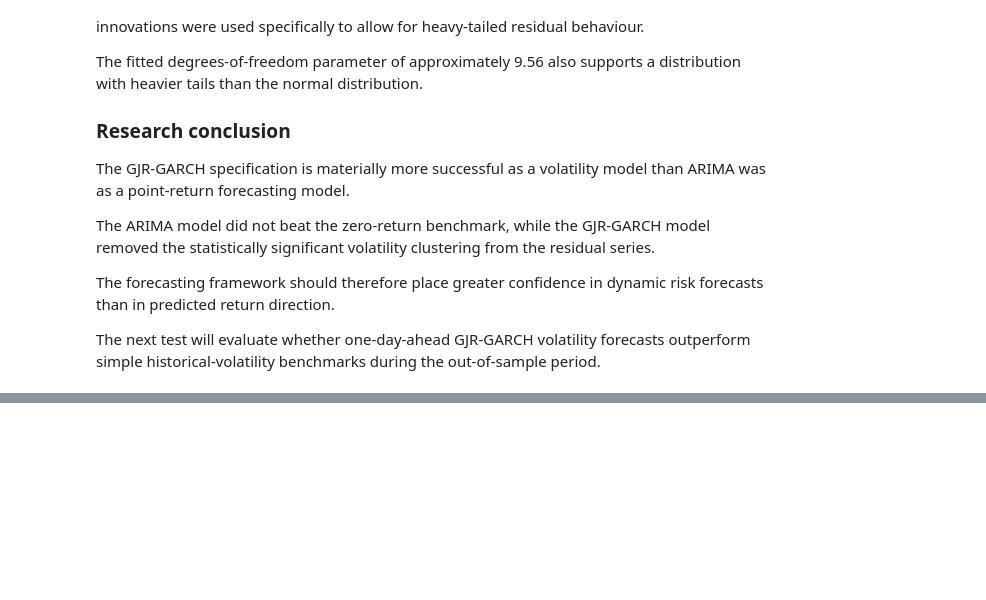
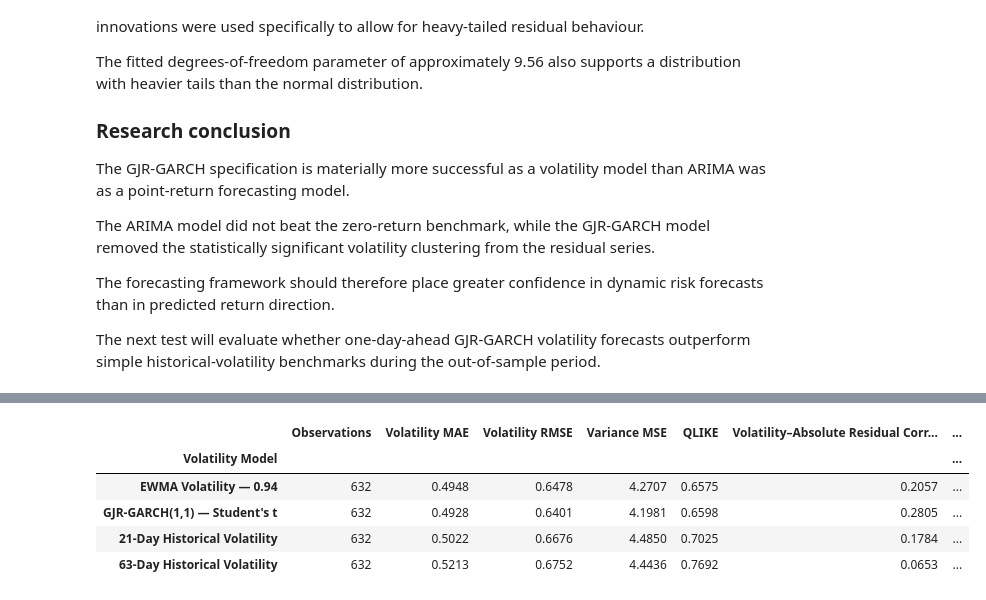
Before and after one commit to Rohil121/bharat-portfolio-lab, a Jupyter notebook: notebooks/04_forecasting_risk_models.ipynb, the cells around one changed output, grey strips where cells are left out. Drawn from its saved outputs; the diff is of its cells as text; code cells hidden in the pictures; blank space fills up the shorter version.

Commit message:
Evaluate out-of-sample volatility forecasts

```diff
--- a/notebooks/04_forecasting_risk_models.ipynb
+++ b/notebooks/04_forecasting_risk_models.ipynb
@@ -2167,0 +2553,91 @@ out-of-sample period.
+# %%
+# ---------------------------------------------------------
+# Compare GJR-GARCH with simple benchmarks
+# ---------------------------------------------------------
+
+volatility_model_columns = {
+    "GJR-GARCH(1,1) — Student's t":
+        "GJR-GARCH Volatility",
+
+    "21-Day Historical Volatility":
+        "21-Day Historical Volatility",
+
+    "63-Day Historical Volatility":
+        "63-Day Historical Volatility",
+
+    "EWMA Volatility — 0.94":
+        "EWMA Volatility",
+}
+
+volatility_accuracy_records = []
+
+for model_name, forecast_column in (
+    volatility_model_columns.items()
+):
+
+    model_results = (
+        calculate_volatility_forecast_accuracy(
+            realised_residuals=
+                volatility_forecasts[
+                    "Actual ARIMA Residual"
+                ],
+            volatility_forecasts=
+                volatility_forecasts[
+                    forecast_column
+                ],
+        )
+    )
+
+    volatility_accuracy_records.append(
+        {
+            "Volatility Model":
+                model_name,
+            **model_results,
+        }
+    )
+
+
+volatility_accuracy_results = (
+    pd.DataFrame(
+        volatility_accuracy_records
+    )
+    .set_index("Volatility Model")
+    .sort_values("QLIKE")
+)
+
+benchmark_qlike = (
+    volatility_accuracy_results.loc[
+        "63-Day Historical Volatility",
+        "QLIKE",
+    ]
+)
+
+volatility_accuracy_results[
+    "QLIKE Improvement vs 63-Day"
+] = (
+    benchmark_qlike
+    - volatility_accuracy_results[
+        "QLIKE"
+    ]
+)
+
+print("Out-of-Sample Volatility Forecast Accuracy")
+
+display(
+    volatility_accuracy_results.style.format(
+        {
+            "Observations": "{:,.0f}",
+            "Volatility MAE": "{:.4f}",
+            "Volatility RMSE": "{:.4f}",
+            "Variance MSE": "{:.4f}",
+            "QLIKE": "{:.4f}",
+            "Volatility–Absolute Residual Correlation":
+                "{:.4f}",
+            "Average Forecast Volatility":
+                "{:.4f}",
+            "QLIKE Improvement vs 63-Day":
+                "{:+.4f}",
+        }
+    )
+)
+# %% [output]
@@ -2167,0 +2645,6 @@ out-of-sample period.
+|  | Observations | Volatility MAE | Volatility RMSE | Variance MSE | QLIKE | Volatility–Absolute Residual Corr... | ... |
+| Volatility Model |  |  |  |  |  |  | ... |
+| EWMA Volatility — 0.94 | 632 | 0.4948 | 0.6478 | 4.2707 | 0.6575 | 0.2057 | ... |
+| GJR-GARCH(1,1) — Student's t | 632 | 0.4928 | 0.6401 | 4.1981 | 0.6598 | 0.2805 | ... |
+| 21-Day Historical Volatility | 632 | 0.5022 | 0.6676 | 4.4850 | 0.7025 | 0.1784 | ... |
+| 63-Day Historical Volatility | 632 | 0.5213 | 0.6752 | 4.4436 | 0.7692 | 0.0653 | ... |
```
Also changed, not shown: parts of 6 cells of this notebook.
